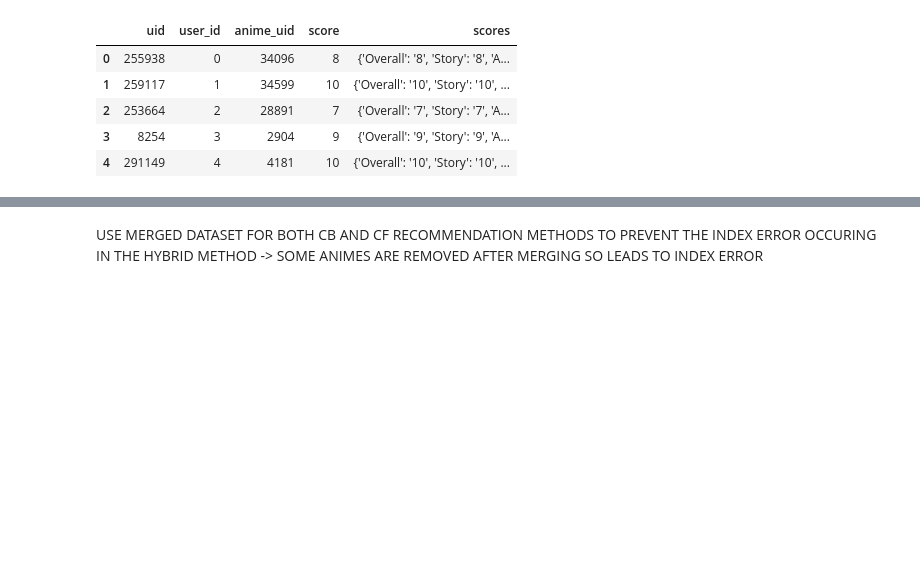
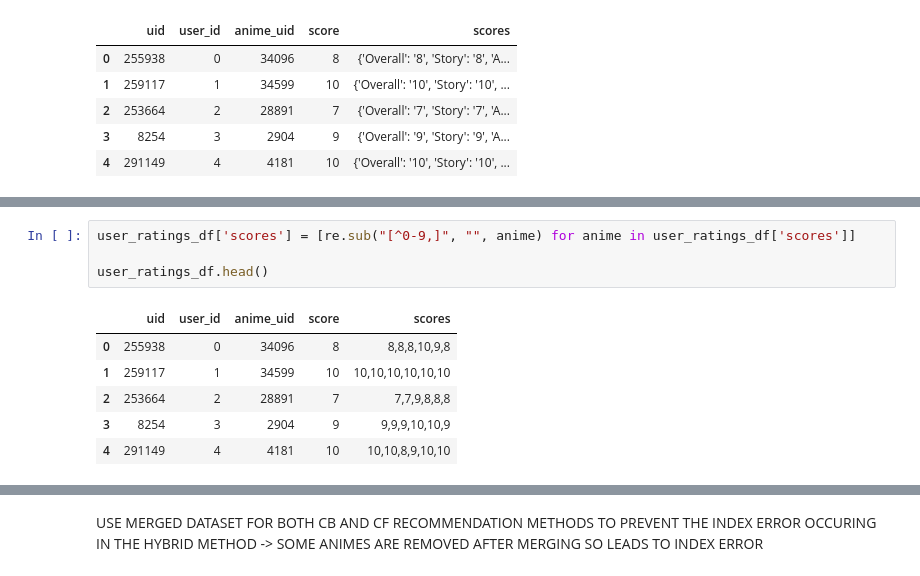
Before and after one commit to Haaris-Syed/AnimeRecommender, a Jupyter notebook: AnimeDataset-Preprocessing.ipynb, the cells around one changed output, grey strips where cells are left out. Cells and saved outputs as stored; diff of their text form; blank space fills up the shorter version.

```diff
--- a/AnimeDataset-Preprocessing.ipynb
+++ b/AnimeDataset-Preprocessing.ipynb
@@ -92,0 +106,11 @@ user_ratings_df.head()
+# %%
+user_ratings_df['scores'] = [re.sub("[^0-9,]", "", anime) for anime in user_ratings_df['scores']]
+
+user_ratings_df.head()
+# %% [output]
+|  | uid | user_id | anime_uid | score | scores |
+| 0 | 255938 | 0 | 34096 | 8 | 8,8,8,10,9,8 |
+| 1 | 259117 | 1 | 34599 | 10 | 10,10,10,10,10,10 |
+| 2 | 253664 | 2 | 28891 | 7 | 7,7,9,8,8,8 |
+| 3 | 8254 | 3 | 2904 | 9 | 9,9,9,10,10,9 |
+| 4 | 291149 | 4 | 4181 | 10 | 10,10,8,9,10,10 |
```
Also changed, not shown: parts of 5 cells of this notebook.
